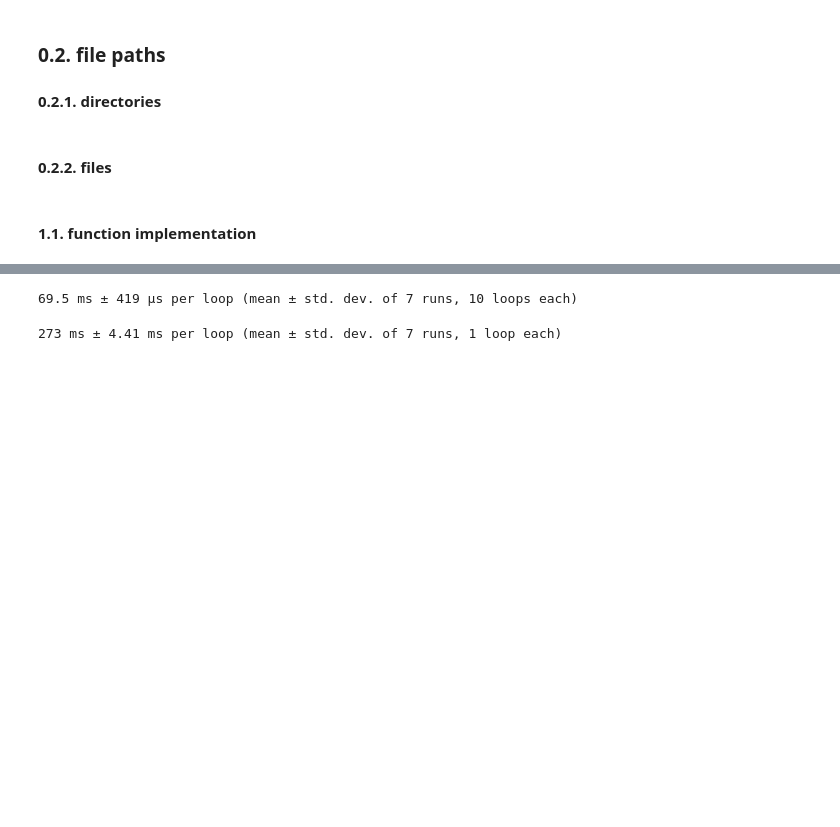
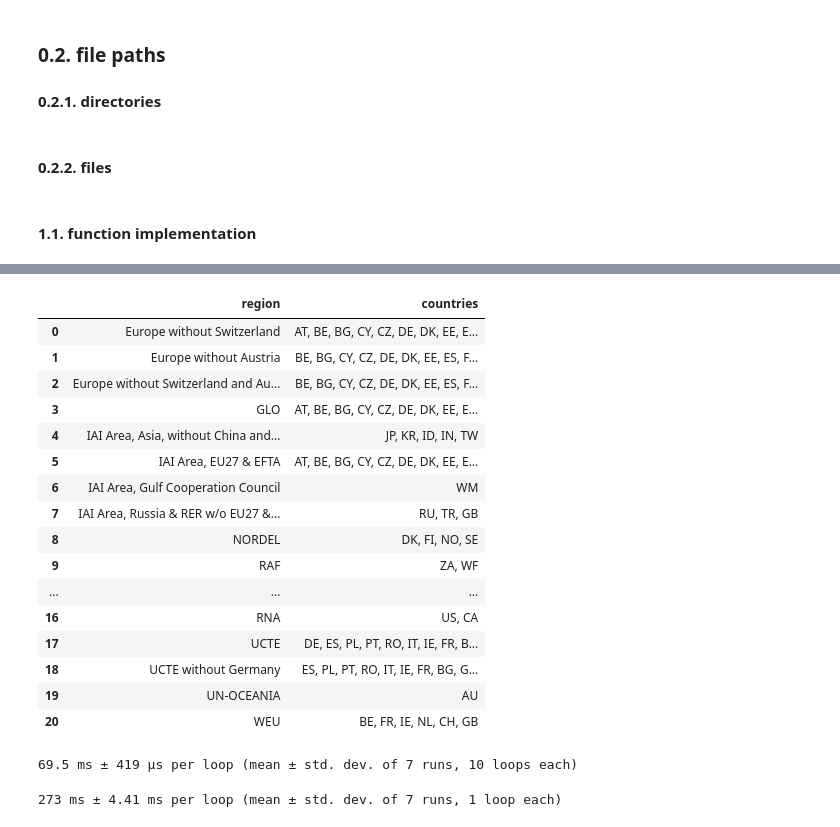
Before and after one commit to brightway-lca/bw_hybrid, a Jupyter notebook: dev/notebooks/function_refactoring/hybridize_preparation_functions.ipynb, the cells around one changed output, grey strips where cells are left out. Drawn from its saved outputs; the diff is of its cells as text; code cells hidden in the pictures; blank space fills up the shorter version.

```diff
--- a/dev/notebooks/function_refactoring/hybridize_preparation_functions.ipynb
+++ b/dev/notebooks/function_refactoring/hybridize_preparation_functions.ipynb
@@ -105,3 +195,29 @@ PRO_f = pylcaio_object_before_hybrid.PRO_f
+# %%
+df_io_countries_per_lca_region  = pd.DataFrame.from_dict(
+    data = dict_io_countries_per_lca_region,
+    orient = 'index',
+    columns = ['countries']
+).rename_axis('region').reset_index()
+# %%
+df_io_countries_per_lca_region
+# %% [output]
+|  | region | countries |
+| 0 | Europe without Switzerland | AT, BE, BG, CY, CZ, DE, DK, EE, E... |
+| 1 | Europe without Austria | BE, BG, CY, CZ, DE, DK, EE, ES, F... |
+| 2 | Europe without Switzerland and Au... | BE, BG, CY, CZ, DE, DK, EE, ES, F... |
+| 3 | GLO | AT, BE, BG, CY, CZ, DE, DK, EE, E... |
+| 4 | IAI Area, Asia, without China and... | JP, KR, ID, IN, TW |
+| 5 | IAI Area, EU27 & EFTA | AT, BE, BG, CY, CZ, DE, DK, EE, E... |
+| 6 | IAI Area, Gulf Cooperation Council | WM |
+| 7 | IAI Area, Russia & RER w/o EU27 &... | RU, TR, GB |
+| 8 | NORDEL | DK, FI, NO, SE |
+| 9 | RAF | ZA, WF |
+| ... | ... | ... |
+| 16 | RNA | US, CA |
+| 17 | UCTE | DE, ES, PL, PT, RO, IT, IE, FR, B... |
+| 18 | UCTE without Germany | ES, PL, PT, RO, IT, IE, FR, BG, G... |
+| 19 | UN-OCEANIA | AU |
+| 20 | WEU | BE, FR, IE, NL, CH, GB |
 # %%
 %%timeit
 df_test = identify_rest_of_world_regions(df_in = PRO_f, list_io_countries=list_io_countries, dict_io_countries_per_lca_region=dict_io_countries_per_lca_region)
```
Also changed, not shown: parts of 15 cells of this notebook, 2 other files.
